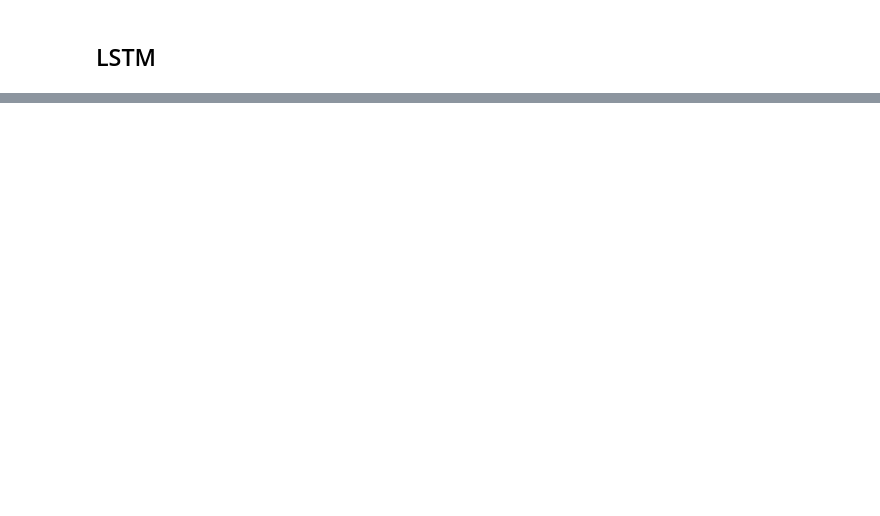
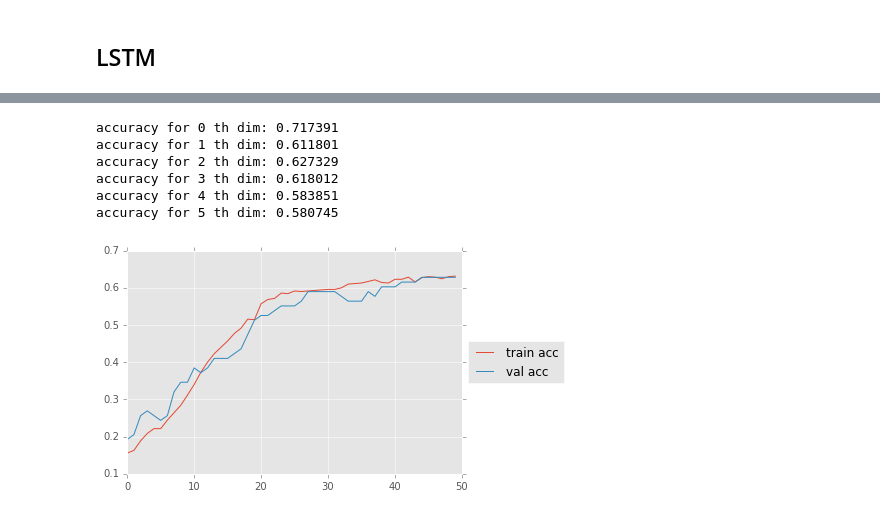
Before and after one commit to uchihashikenshi/attention_time, a Jupyter notebook: ipython_notebook/multi_bookmark/keras_multi_models.ipynb, the cells around one changed output, grey strips where cells are left out. Drawn from its saved outputs; the diff is of its cells as text; code cells hidden in the pictures; blank space fills up the shorter version.

```diff
--- a/ipython_notebook/multi_bookmark/keras_multi_models.ipynb
+++ b/ipython_notebook/multi_bookmark/keras_multi_models.ipynb
@@ -479,2 +410,9 @@ accuracy for 5 th dim: 0.509316770186
 # %% [markdown]
 ## LSTM
+# %%
+output_dim = 6
+my_lstm = TimeseriesModel(rows=1, cols=30, output_dim=output_dim, model_type='LSTM')
+# %%
+train, test, target = base_data_manager.load_normal_representation_data(output_dim=6, data_type='balance', category_name='ajax')
+# %%
+x_train, y_train, x_test, y_test = my_lstm.data_transform(train, test)
@@ -480,0 +421,2 @@ accuracy for 5 th dim: 0.509316770186
+# %%
+result = my_lstm.train(x_train, y_train, batch_size=50, epoch=50, validation_split=0.1)
@@ -480,0 +441,15 @@ accuracy for 5 th dim: 0.509316770186
+# %%
+acc_ls = my_lstm.test(x_test, y_test)
+for i, acc_ in enumerate(acc_ls):
+    print 'accuracy for %s th dim: %f' % (i, acc_)
+# %% [output]
+accuracy for 0 th dim: 0.717391
+accuracy for 1 th dim: 0.611801
+accuracy for 2 th dim: 0.627329
+accuracy for 3 th dim: 0.618012
+accuracy for 4 th dim: 0.583851
+accuracy for 5 th dim: 0.580745
+# %%
+my_lstm.visualize_acc(result=result, epoch=50)
+# %% [output]
+[figure, added]
```
Also changed, not shown: parts of 42 cells of this notebook, 21 other files.
